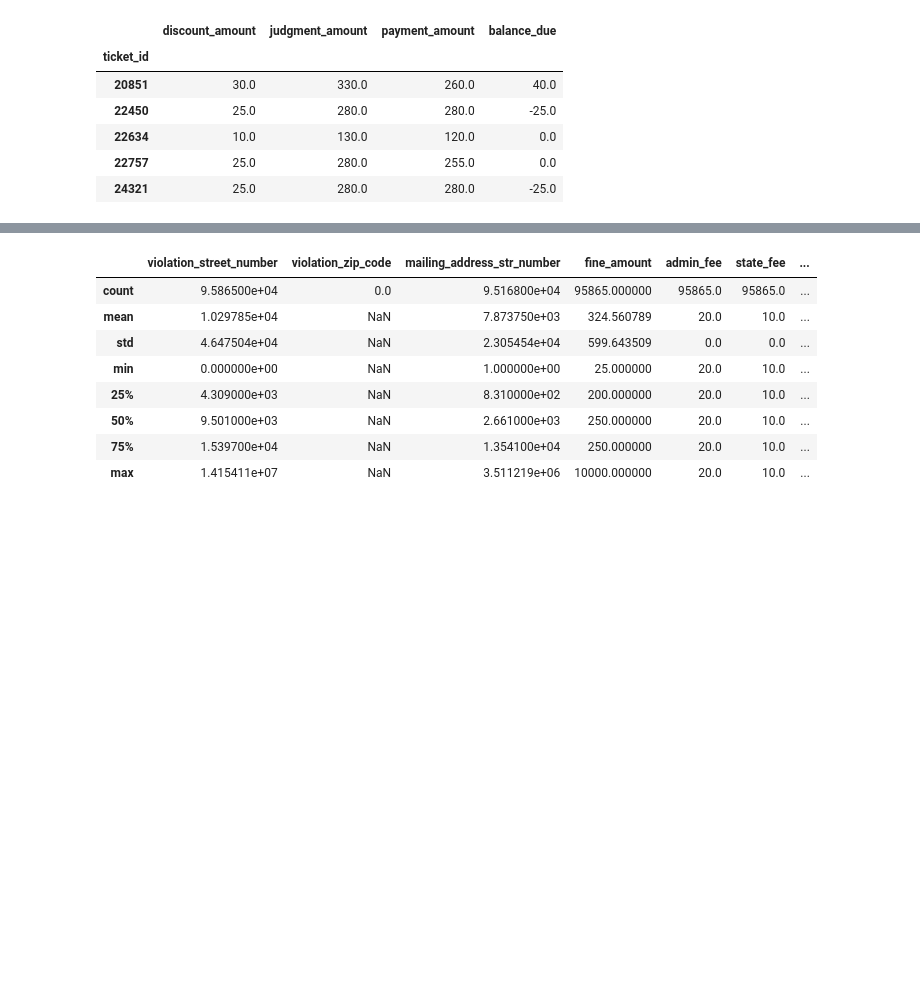
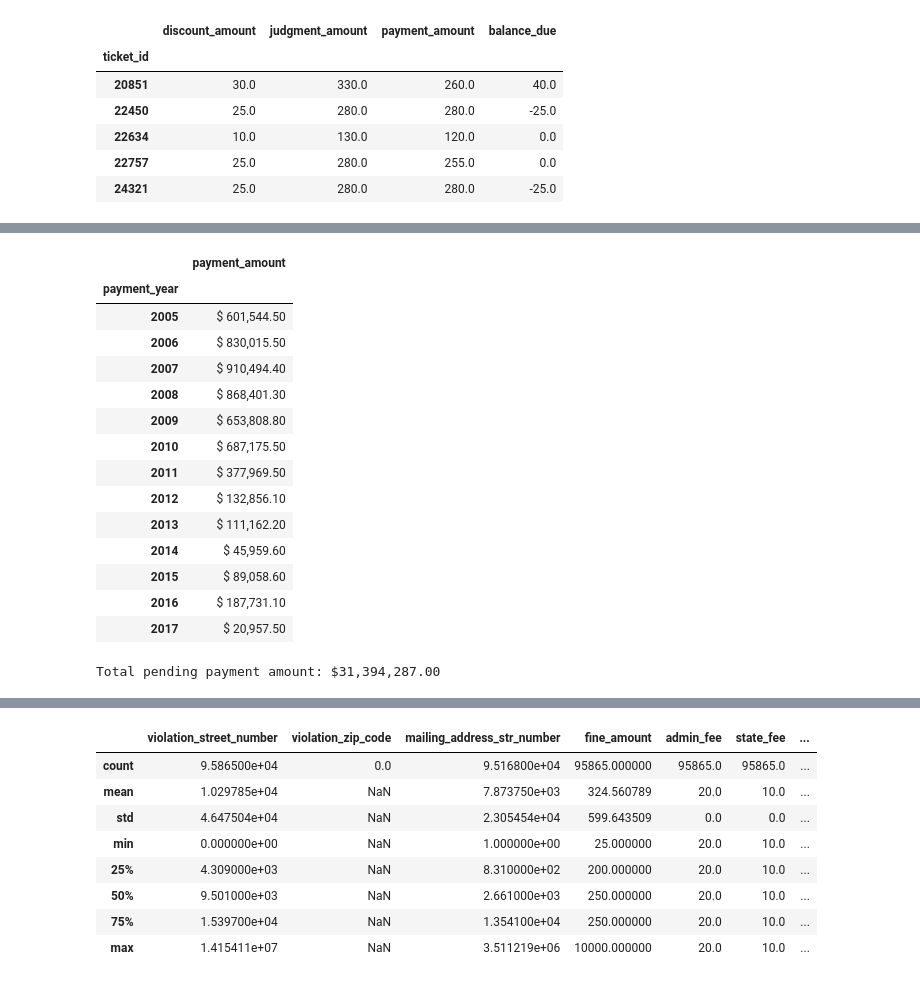
Before and after one commit to henriqueumeda/Property-Maintenance-Blight-Ticket-Fines, a Jupyter notebook: Property Maintenance Blight Ticket Fines.ipynb, the cells around one changed output, grey strips where cells are left out. Drawn from its saved outputs; the diff is of its cells as text; code cells hidden in the pictures; blank space fills up the shorter version.

```diff
--- a/Property Maintenance Blight Ticket Fines.ipynb
+++ b/Property Maintenance Blight Ticket Fines.ipynb
@@ -300,0 +331,23 @@ df[df['discount_amount'] != 0][['discount_amount', 'judgment_amount', 'payment_a
+# %%
+df['payment_year'] = df['payment_date'].str.extract(r'(\d{4})')
+df.groupby('payment_year').agg({'payment_amount':np.sum}).apply(lambda series: series.apply(lambda x: '$ {0:,.2f}'.format(x)))
+# %% [output]
+|  | payment_amount |
+| payment_year |  |
+| 2005 | $ 601,544.50 |
+| 2006 | $ 830,015.50 |
+| 2007 | $ 910,494.40 |
+| 2008 | $ 868,401.30 |
+| 2009 | $ 653,808.80 |
+| 2010 | $ 687,175.50 |
+| 2011 | $ 377,969.50 |
+| 2012 | $ 132,856.10 |
+| 2013 | $ 111,162.20 |
+| 2014 | $ 45,959.60 |
+| 2015 | $ 89,058.60 |
+| 2016 | $ 187,731.10 |
+| 2017 | $ 20,957.50 |
+# %%
+print('Total pending payment amount: ${0:,.2f}'.format(df['balance_due'].sum()))
+# %% [output]
+Total pending payment amount: $31,394,287.00
```
Also changed, not shown: parts of 15 cells of this notebook.
